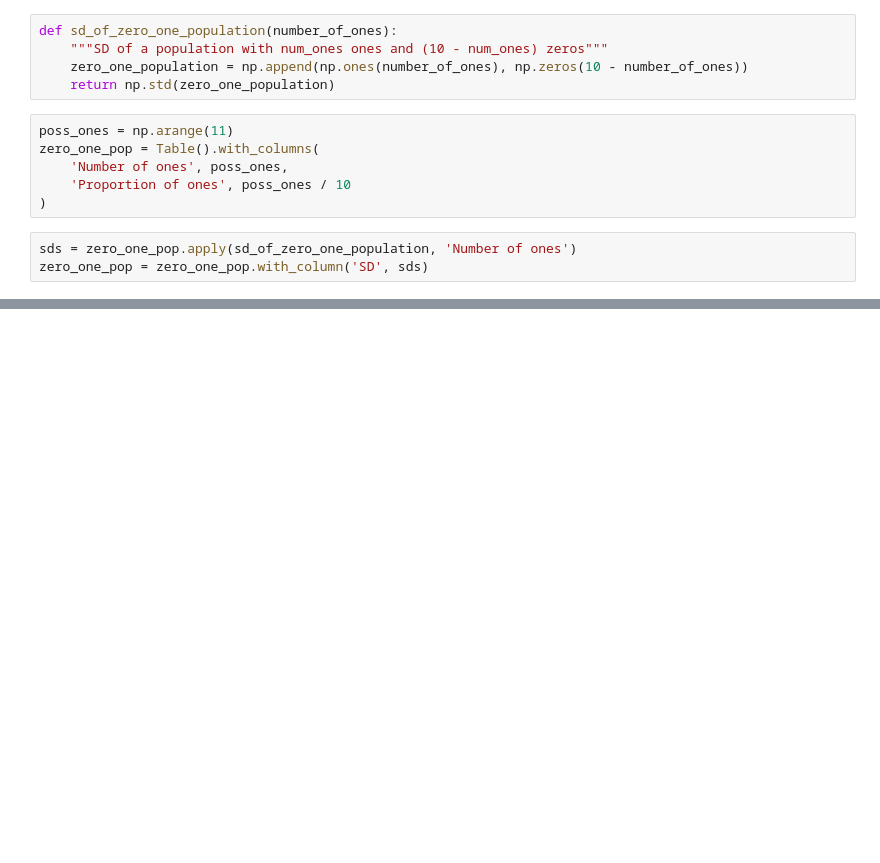
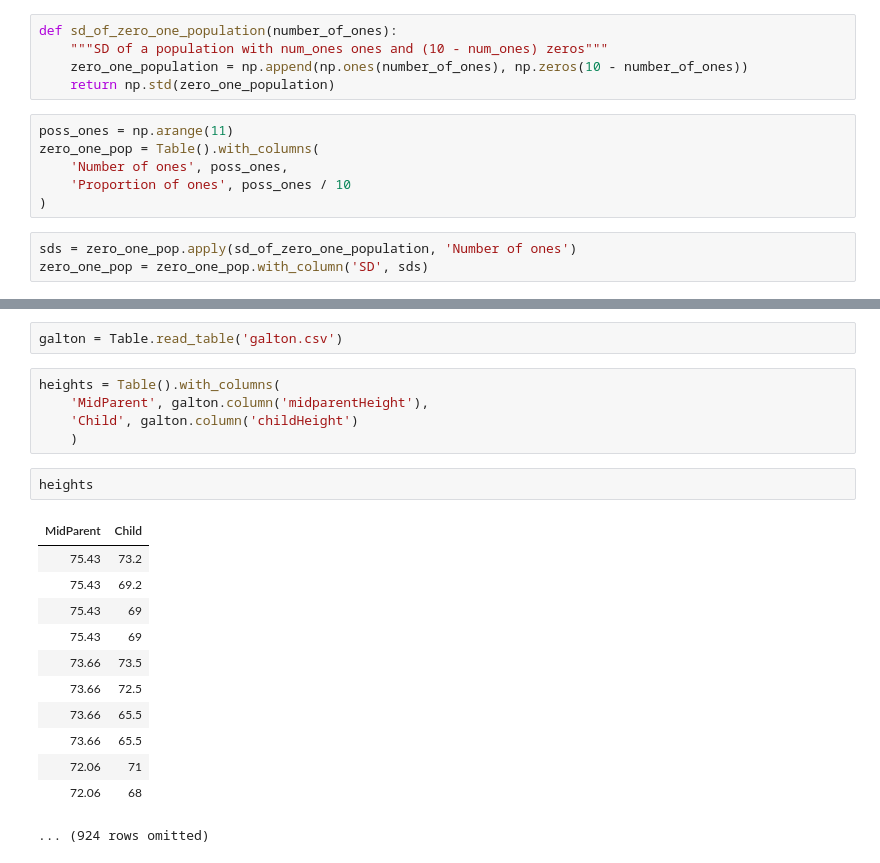
Before and after one commit to Peter-Jantsch/m121-sp21-lecture-demo, a Jupyter notebook: lec23.ipynb, the cells around one changed output, grey strips where cells are left out. Cells and saved outputs as stored; diff of their text form; blank space fills up the shorter version.

```diff
--- a/lec23.ipynb
+++ b/lec23.ipynb
@@ -233,0 +104,22 @@ zero_one_pop.scatter('Proportion of ones', 'SD')
+# %%
+galton = Table.read_table('galton.csv')
+# %%
+heights = Table().with_columns(
+    'MidParent', galton.column('midparentHeight'),
+    'Child', galton.column('childHeight')
+    )
+# %%
+heights
+# %% [output]
+| MidParent | Child |
+| 75.43 | 73.2 |
+| 75.43 | 69.2 |
+| 75.43 | 69 |
+| 75.43 | 69 |
+| 73.66 | 73.5 |
+| 73.66 | 72.5 |
+| 73.66 | 65.5 |
+| 73.66 | 65.5 |
+| 72.06 | 71 |
+| 72.06 | 68 |
+... (924 rows omitted)
```
Also changed, not shown: parts of 47 cells of this notebook, 1 other file.
